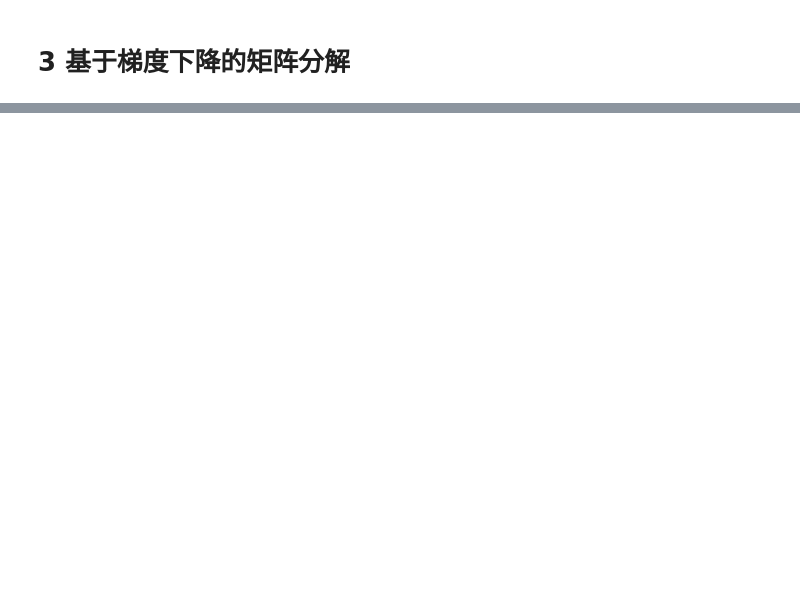
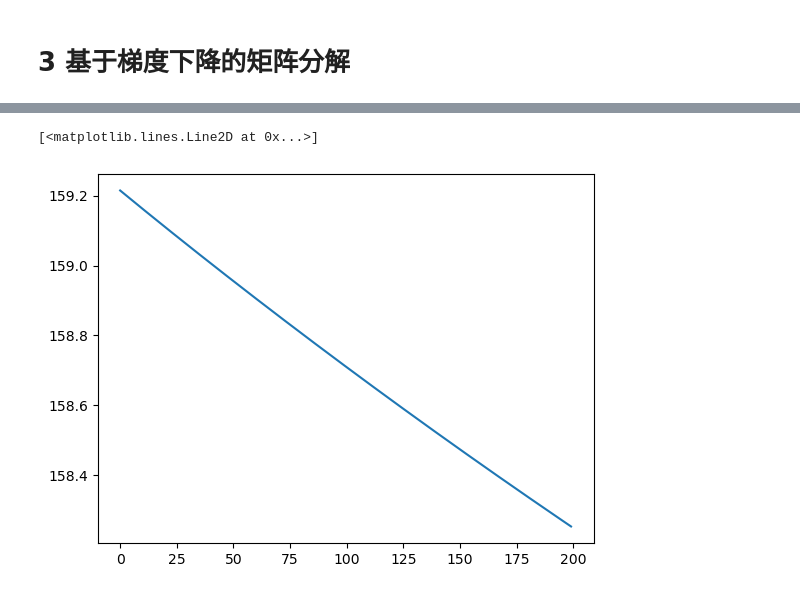
Before and after one commit to greengrassteam/BDA_PersonalizedRecommendation, a Jupyter notebook: main.ipynb, the cells around one changed output, grey strips where cells are left out. Drawn from its saved outputs; the diff is of its cells as text; code cells hidden in the pictures; blank space fills up the shorter version.

```diff
--- a/main.ipynb
+++ b/main.ipynb
@@ -306,0 +411,38 @@ print(RMSE_base())
+# %%
+# V的导数
+def dV(Lambda):
+    UV = U.dot(V.T)
+    UV_X = UV - X
+    hadama = A * UV_X
+    hadama_U = (hadama.T).dot(U)
+    return hadama_U + 2 * Lambda * V
+# %%
+# 目标函数J
+def J(Lambda):
+    UV = U.dot(V.T)
+    X_UV = X - UV
+    hadama = A * X_UV
+    return 0.5 * F(hadama) + Lambda * F(U) + Lambda * F(V)
+# %%
+# 测试集RMSE
+def RMSE_test():
+    X2 = U.dot(V.T)
+    Sum = 0.0
+    for i in range(0, level):
+        Sum += sum(x**2 for x in (X.iloc[i, 0:level].values - X2.iloc[i, 0:level].values))
+    ans = math.sqrt(Sum / (level * level))
+    return ans
+# %%
+# 迭代算法1
+time = 0
+result = pd.DataFrame(np.zeros([max_loop, 3]))
+while time < max_loop:
+    DU = dU(Lambda)
+    DV = dV(Lambda)
+    U = U - a * DU
+    V = V - a * DV
+    temp_J = J(Lambda)
+    temp_RMSE_test = RMSE_test()
+    result.iloc[time, :] = [time, temp_J, temp_RMSE_test]
+    time = time + 1
+result
@@ -306,0 +498,6 @@ print(RMSE_base())
+# %%
+# 绘制目标函数值变化图
+plt.plot(result.iloc[:,0], result.iloc[:,1])
+# %% [output]
+[<matplotlib.lines.Line2D at 0x...>]
+[figure, added]
```
Also changed, not shown: parts of 13 cells of this notebook.
